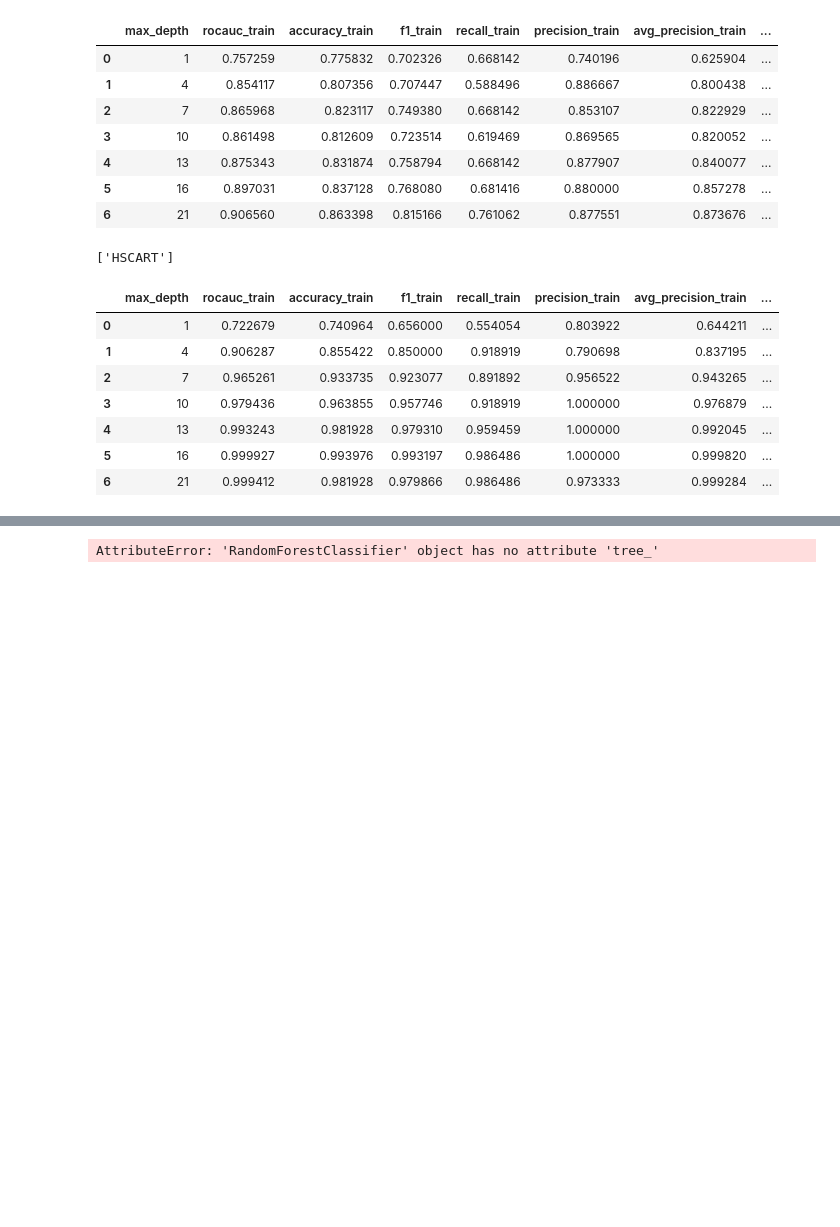
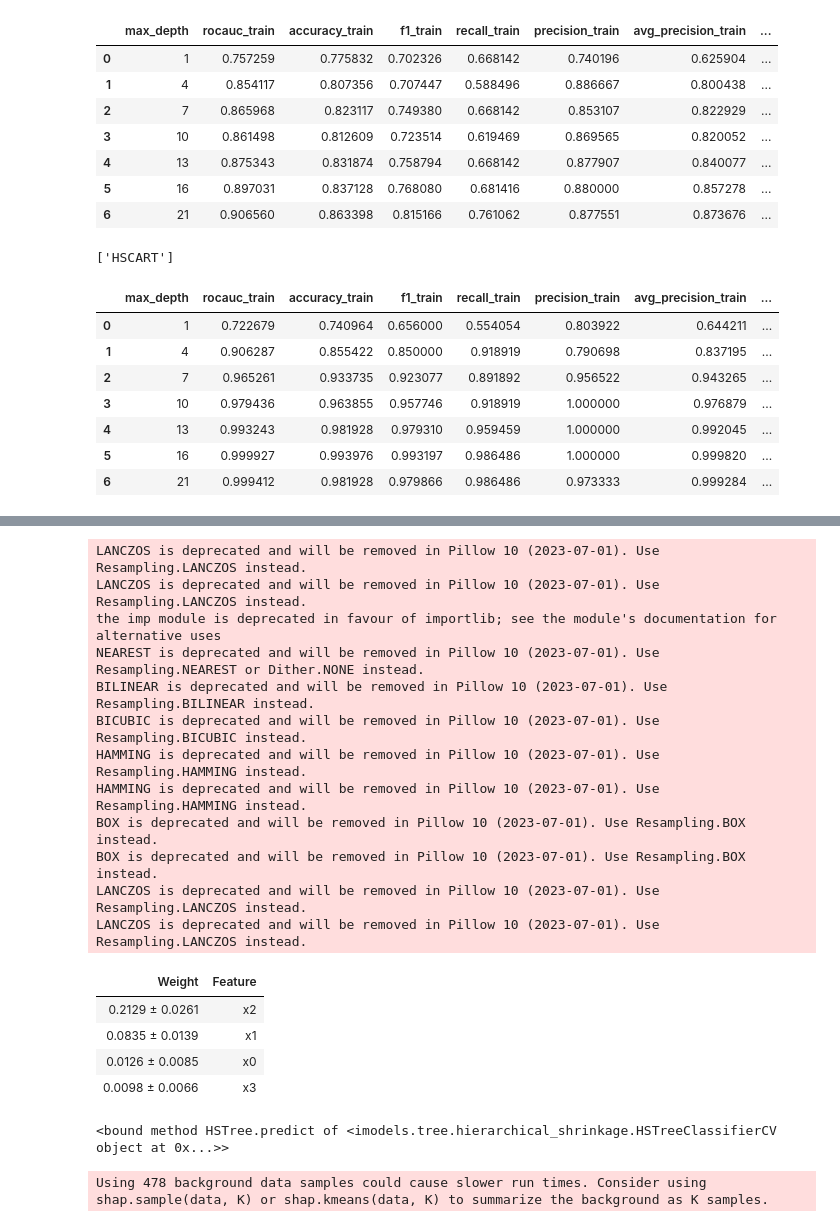
Before and after one commit to Dingyi-Lai/ExplainableAI, a Jupyter notebook: Basic_Tasks/HS_titanic.ipynb, the cells around one changed output, grey strips where cells are left out. Cells and saved outputs as stored; diff of their text form; code cells hidden in the pictures; blank space fills up the shorter version.

```diff
--- a/Basic_Tasks/HS_titanic.ipynb
+++ b/Basic_Tasks/HS_titanic.ipynb
@@ -83,9 +132,38 @@ preds_proba = model.predict_proba(X_test) # predicted probabilities: shape is (n
+# %%
+import eli5
+from eli5.sklearn import PermutationImportance
+
+perm = PermutationImportance(model).fit(X, y)
+eli5.show_weights(perm)
+# %% [output]
+LANCZOS is deprecated and will be removed in Pillow 10 (2023-07-01). Use Resampling.LANCZOS instead.
+LANCZOS is deprecated and will be removed in Pillow 10 (2023-07-01). Use Resampling.LANCZOS instead.
+the imp module is deprecated in favour of importlib; see the module's documentation for alternative uses
+NEAREST is deprecated and will be removed in Pillow 10 (2023-07-01). Use Resampling.NEAREST or Dither.NONE instead.
+BILINEAR is deprecated and will be removed in Pillow 10 (2023-07-01). Use Resampling.BILINEAR instead.
+BICUBIC is deprecated and will be removed in Pillow 10 (2023-07-01). Use Resampling.BICUBIC instead.
+HAMMING is deprecated and will be removed in Pillow 10 (2023-07-01). Use Resampling.HAMMING instead.
+HAMMING is deprecated and will be removed in Pillow 10 (2023-07-01). Use Resampling.HAMMING instead.
+BOX is deprecated and will be removed in Pillow 10 (2023-07-01). Use Resampling.BOX instead.
+BOX is deprecated and will be removed in Pillow 10 (2023-07-01). Use Resampling.BOX instead.
+LANCZOS is deprecated and will be removed in Pillow 10 (2023-07-01). Use Resampling.LANCZOS instead.
+LANCZOS is deprecated and will be removed in Pillow 10 (2023-07-01). Use Resampling.LANCZOS instead.
+| Weight | Feature |
+| 0.2129 ± 0.0261 | x2 |
+| 0.0835 ± 0.0139 | x1 |
+| 0.0126 ± 0.0085 | x0 |
+| 0.0098 ± 0.0066 | x3 |
+# %%
+model.predict
+# %% [output]
+<bound method HSTree.predict of <imodels.tree.hierarchical_shrinkage.HSTreeClassifierCV object at 0x...>>
 # %%
-import shap
-explainer = shap.Explainer(model)
+
+# X_sample = shap.sample(X, 100)
+explainer = shap.KernelExplainer(model.predict,X_train)
 # shap_values = explainer(X)
 
 # visualize the first prediction's explanation
 # shap.plots.waterfall(shap_values[0])
 # %% [output]
-AttributeError: 'RandomForestClassifier' object has no attribute 'tree_'
+Using 478 background data samples could cause slower run times. Consider using shap.sample(data, K) or shap.kmeans(data, K) to summarize the background as K samples.
```
Also changed, not shown: parts of 14 cells of this notebook, 5 other files.
